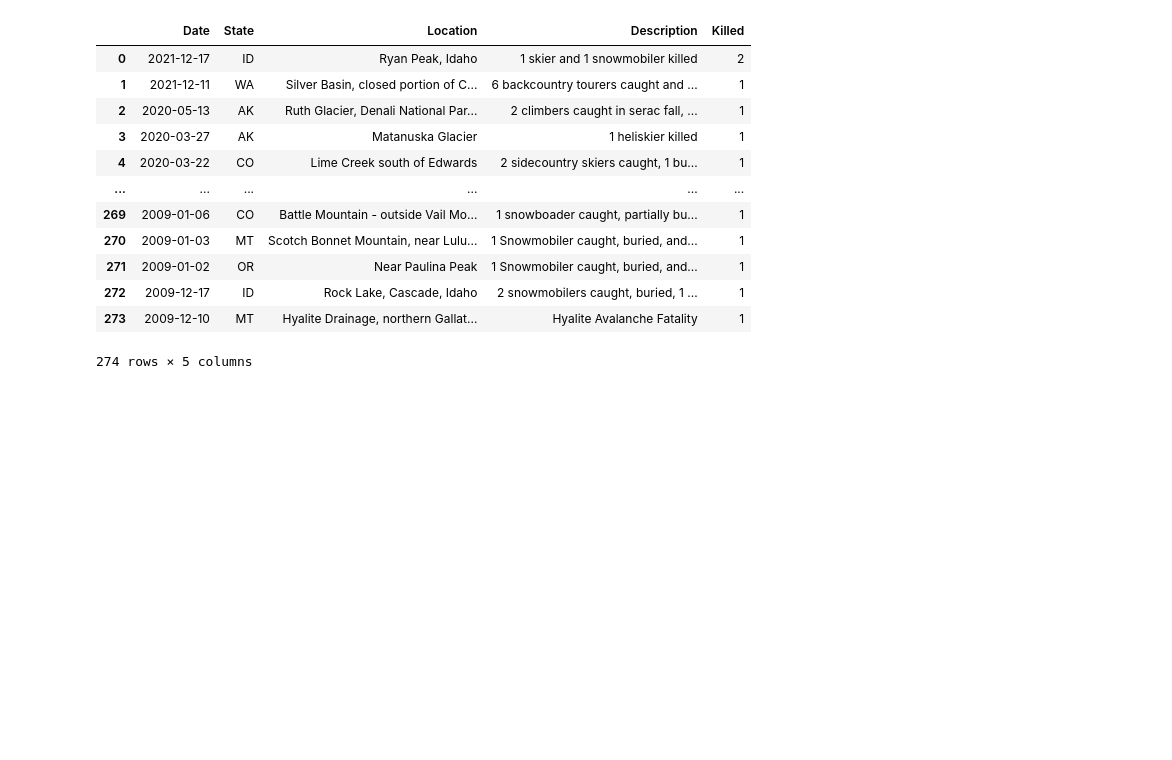
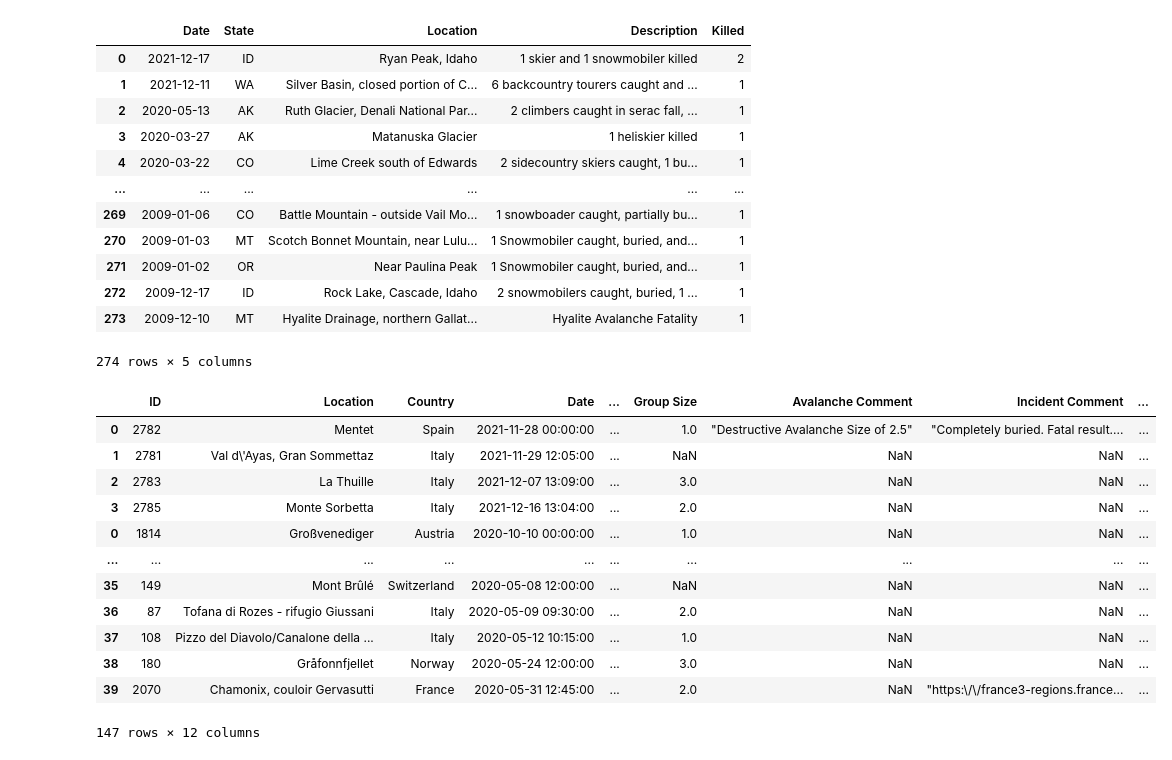
Before and after one commit to omertahi/avalanche_accidents, a Jupyter notebook: Project.ipynb, the cells around one changed output. Drawn from its saved outputs; the diff is of its cells as text; code cells hidden in the pictures; blank space fills up the shorter version.

Commit message:
Scraped Europe incidents data

```diff
--- a/Project.ipynb
+++ b/Project.ipynb
@@ -183,3 +183,32 @@ us_incidents
 | 272 | 2009-12-17 | ID | Rock Lake, Cascade, Idaho | 2 snowmobilers caught, buried, 1 ... | 1 |
 | 273 | 2009-12-10 | MT | Hyalite Drainage, northern Gallat... | Hyalite Avalanche Fatality | 1 |
 274 rows × 5 columns
+# %%
+# Make a list of urls to be read
+url1 = "https://www.avalanches.org/fatalities/"
+url2 = "https://www.avalanches.org/fatalities/fatalities-20/"
+url3 = "https://www.avalanches.org/fatalities/fatalities-19/"
+urls = [url1, url2, url3]
+
+# Scrape the tables from each url and make a list of the tables
+df = [pd.read_html(url, parse_dates=True) for url in urls]
+
+# Make a list of the dataframes within the table list and concat them together to form a single dataframe
+df = [df[0][0], df[1][0], df[2][0]]
+eu_incidents = pd.concat(df)
+
+eu_incidents
+# %% [output]
+|  | ID | Location | Country | Date | ... | Group Size | Avalanche Comment | Incident Comment | ... |
+| 0 | 2782 | Mentet | Spain | 2021-11-28 00:00:00 | ... | 1.0 | "Destructive Avalanche Size of 2.5" | "Completely buried. Fatal result.... | ... |
+| 1 | 2781 | Val d\'Ayas, Gran Sommettaz | Italy | 2021-11-29 12:05:00 | ... | NaN | NaN | NaN | ... |
+| 2 | 2783 | La Thuille | Italy | 2021-12-07 13:09:00 | ... | 3.0 | NaN | NaN | ... |
+| 3 | 2785 | Monte Sorbetta | Italy | 2021-12-16 13:04:00 | ... | 2.0 | NaN | NaN | ... |
+| 0 | 1814 | Großvenediger | Austria | 2020-10-10 00:00:00 | ... | 1.0 | NaN | NaN | ... |
+| ... | ... | ... | ... | ... | ... | ... | ... | ... | ... |
+| 35 | 149 | Mont Brûlé | Switzerland | 2020-05-08 12:00:00 | ... | NaN | NaN | NaN | ... |
+| 36 | 87 | Tofana di Rozes - rifugio Giussani | Italy | 2020-05-09 09:30:00 | ... | 2.0 | NaN | NaN | ... |
+| 37 | 108 | Pizzo del Diavolo/Canalone della ... | Italy | 2020-05-12 10:15:00 | ... | 1.0 | NaN | NaN | ... |
+| 38 | 180 | Gråfonnfjellet | Norway | 2020-05-24 12:00:00 | ... | 3.0 | NaN | NaN | ... |
+| 39 | 2070 | Chamonix, couloir Gervasutti | France | 2020-05-31 12:45:00 | ... | 2.0 | NaN | "https:\/\/france3-regions.france... | ... |
+147 rows × 12 columns
```
Also changed, not shown: parts of 1 cell of this notebook.
